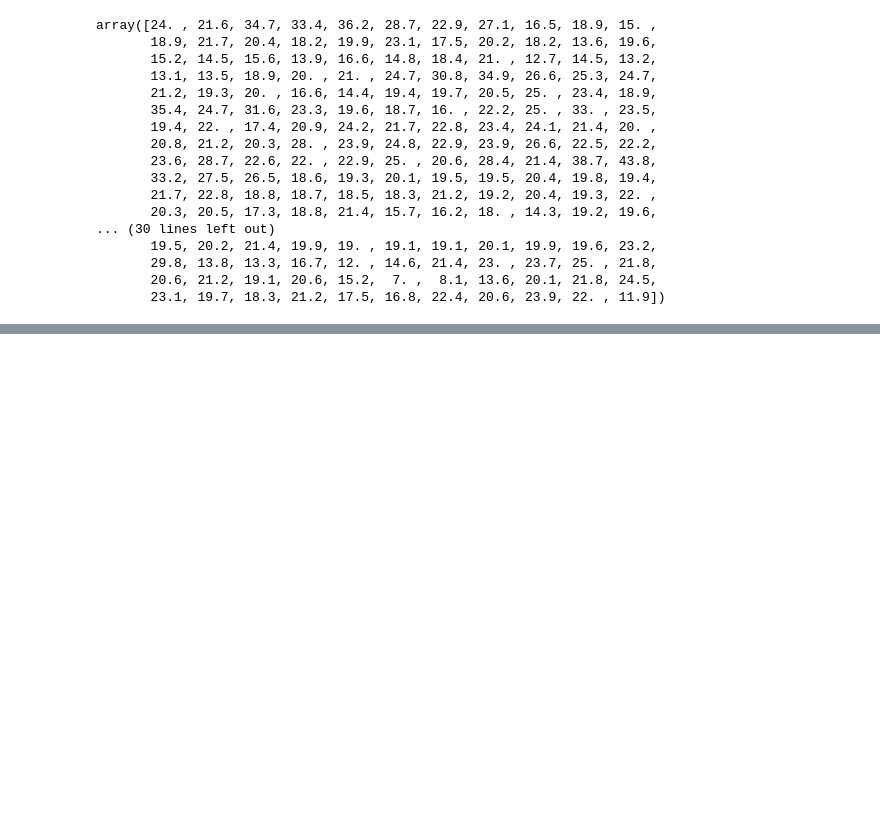
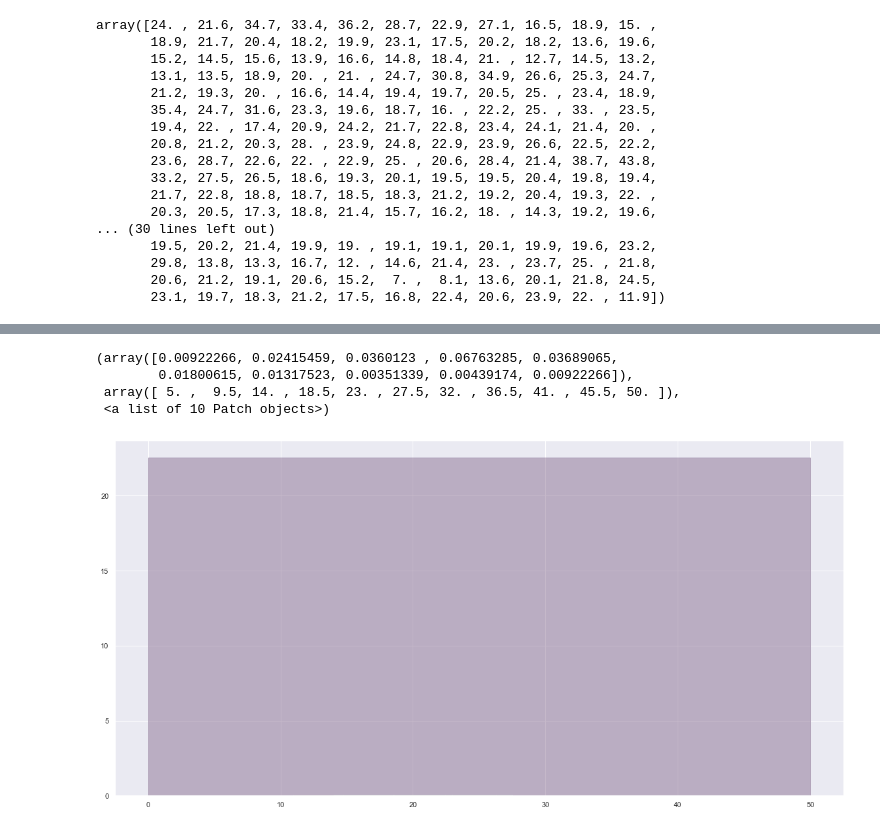
Before and after one commit to G00364690/MLS-Project, a Jupyter notebook: MLS Project.ipynb, the cells around one changed output, grey strips where cells are left out. Drawn from its saved outputs; the diff is of its cells as text; code cells hidden in the pictures; blank space fills up the shorter version.

```diff
--- a/MLS Project.ipynb
+++ b/MLS Project.ipynb
@@ -642,3 +638,20 @@ np.sqrt(np.sum((output.as_matrix() - m.predict(inputs).T)**2))
+# %%
+p = prediction.mean()
+o = output.mean()
+
+x = np.linspace(0.00, 50, 100)
+
+plt.fill_between(x, p, color='r', alpha=0.25, label='Prediction')
+plt.fill_between(x, o, color='b', alpha=0.25, label='Original')
+
+plt.hist(prediction, density=True, color='k', alpha=0.25, label="Prediction")
+plt.hist(output, density=True, color='g', alpha=0.25, label="Original")
+# %% [output]
+(array([0.00922266, 0.02415459, 0.0360123 , 0.06763285, 0.03689065,
+        0.01800615, 0.01317523, 0.00351339, 0.00439174, 0.00922266]),
+ array([ 5. ,  9.5, 14. , 18.5, 23. , 27.5, 32. , 36.5, 41. , 45.5, 50. ]),
+ <a list of 10 Patch objects>)
+[figure, added]
 # %%
 #create new neural network
 m = kr.models.Sequential()
```
Also changed, not shown: parts of 5 cells of this notebook.
